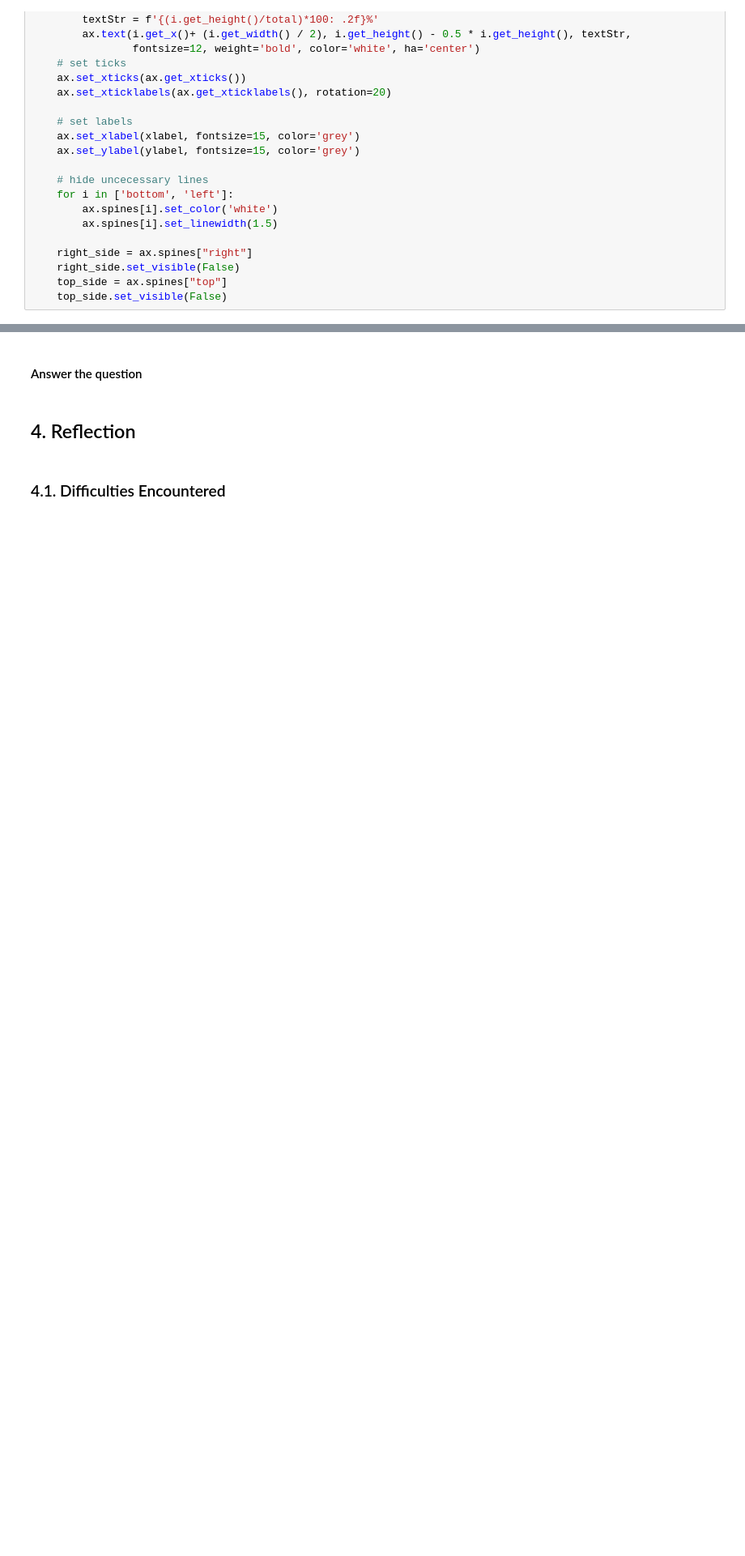
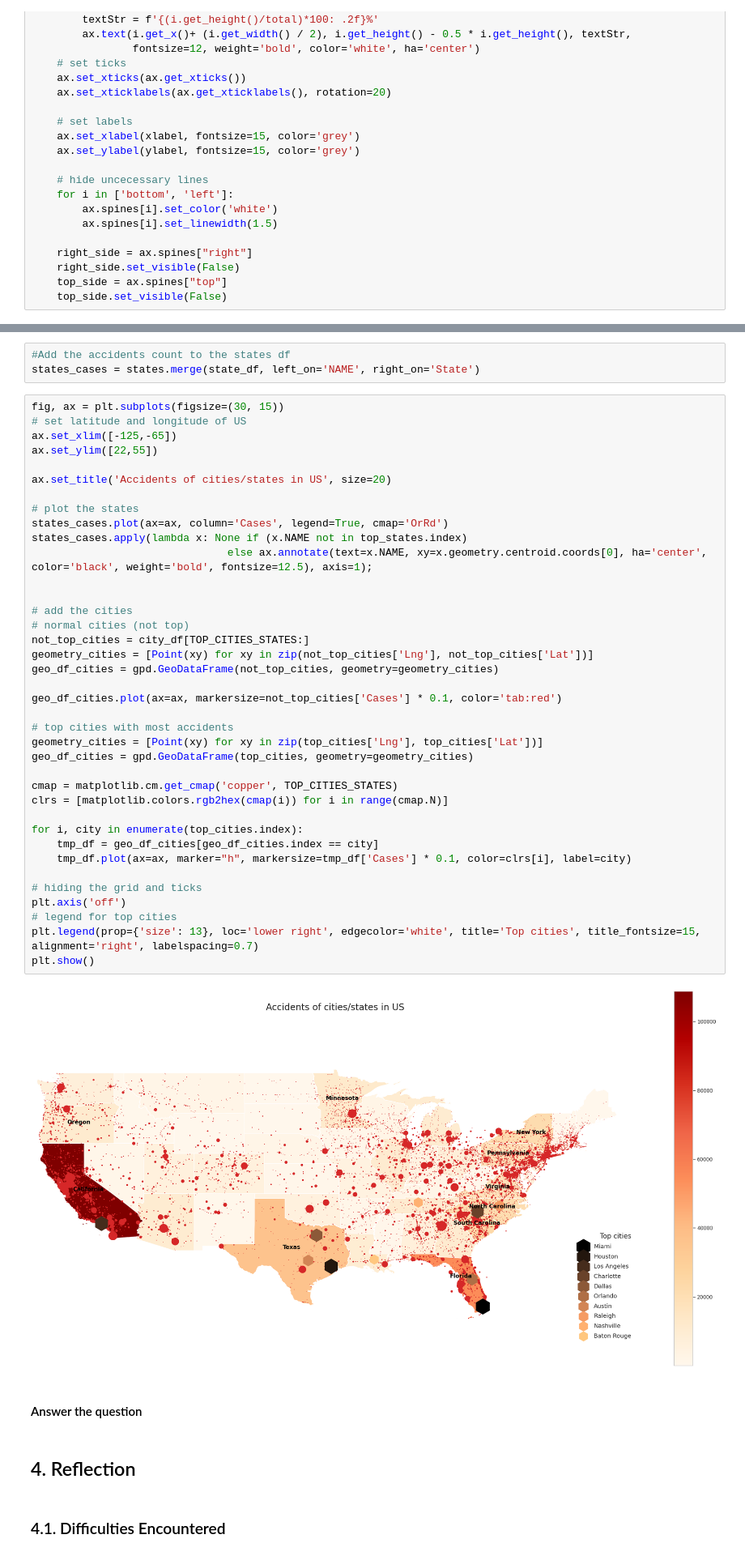
Before and after one commit to knightstark7/FinalProject-P4DS, a Jupyter notebook: USAccident.ipynb, the cells around one changed output, grey strips where cells are left out. Shown at 81% size. Saved outputs shown, nothing was run; the diff lists cells and outputs as text; blank space fills up the shorter version.

```diff
--- a/USAccident.ipynb
+++ b/USAccident.ipynb
@@ -1122,3 +1085,46 @@ plt.show()
+# %%
+#Add the accidents count to the states df
+states_cases = states.merge(state_df, left_on='NAME', right_on='State')
+# %%
+fig, ax = plt.subplots(figsize=(30, 15))
+# set latitude and longitude of US
+ax.set_xlim([-125,-65])
+ax.set_ylim([22,55])
+
+ax.set_title('Accidents of cities/states in US', size=20)
+
+# plot the states
+states_cases.plot(ax=ax, column='Cases', legend=True, cmap='OrRd')
+states_cases.apply(lambda x: None if (x.NAME not in top_states.index)
+                               else ax.annotate(text=x.NAME, xy=x.geometry.centroid.coords[0], ha='center', color='black', weight='bold', fontsize=12.5), axis=1);
+
+
+# add the cities
+# normal cities (not top)
+not_top_cities = city_df[TOP_CITIES_STATES:]
+geometry_cities = [Point(xy) for xy in zip(not_top_cities['Lng'], not_top_cities['Lat'])]
+geo_df_cities = gpd.GeoDataFrame(not_top_cities, geometry=geometry_cities)
+
+geo_df_cities.plot(ax=ax, markersize=not_top_cities['Cases'] * 0.1, color='tab:red')
+
+# top cities with most accidents
+geometry_cities = [Point(xy) for xy in zip(top_cities['Lng'], top_cities['Lat'])]
+geo_df_cities = gpd.GeoDataFrame(top_cities, geometry=geometry_cities)
+
+cmap = matplotlib.cm.get_cmap('copper', TOP_CITIES_STATES)
+clrs = [matplotlib.colors.rgb2hex(cmap(i)) for i in range(cmap.N)]
+
+for i, city in enumerate(top_cities.index):
+    tmp_df = geo_df_cities[geo_df_cities.index == city]
+    tmp_df.plot(ax=ax, marker="h", markersize=tmp_df['Cases'] * 0.1, color=clrs[i], label=city)
+
+# hiding the grid and ticks
+plt.axis('off')
+# legend for top cities
+plt.legend(prop={'size': 13}, loc='lower right', edgecolor='white', title='Top cities', title_fontsize=15, alignment='right', labelspacing=0.7)
+plt.show()
+# %% [output]
+[figure, added]
 # %% [markdown]
 #### Answer the question
 # %% [markdown]
```
Also changed, not shown: parts of 11 cells of this notebook.
